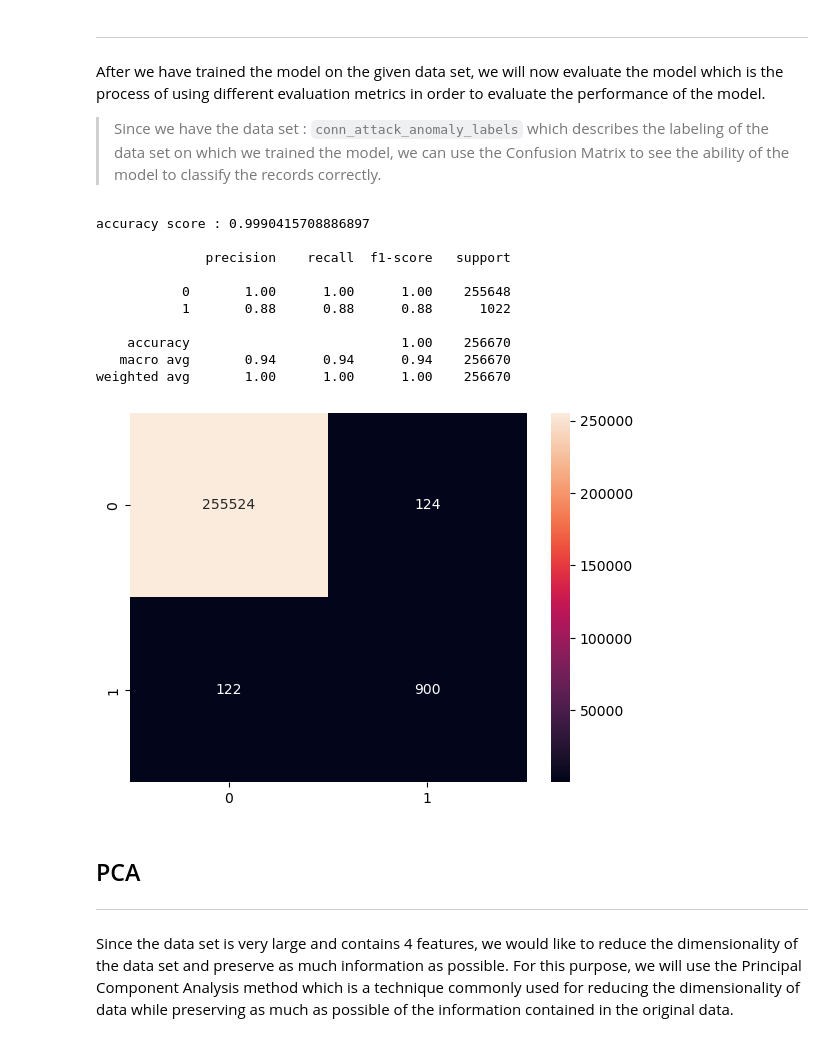
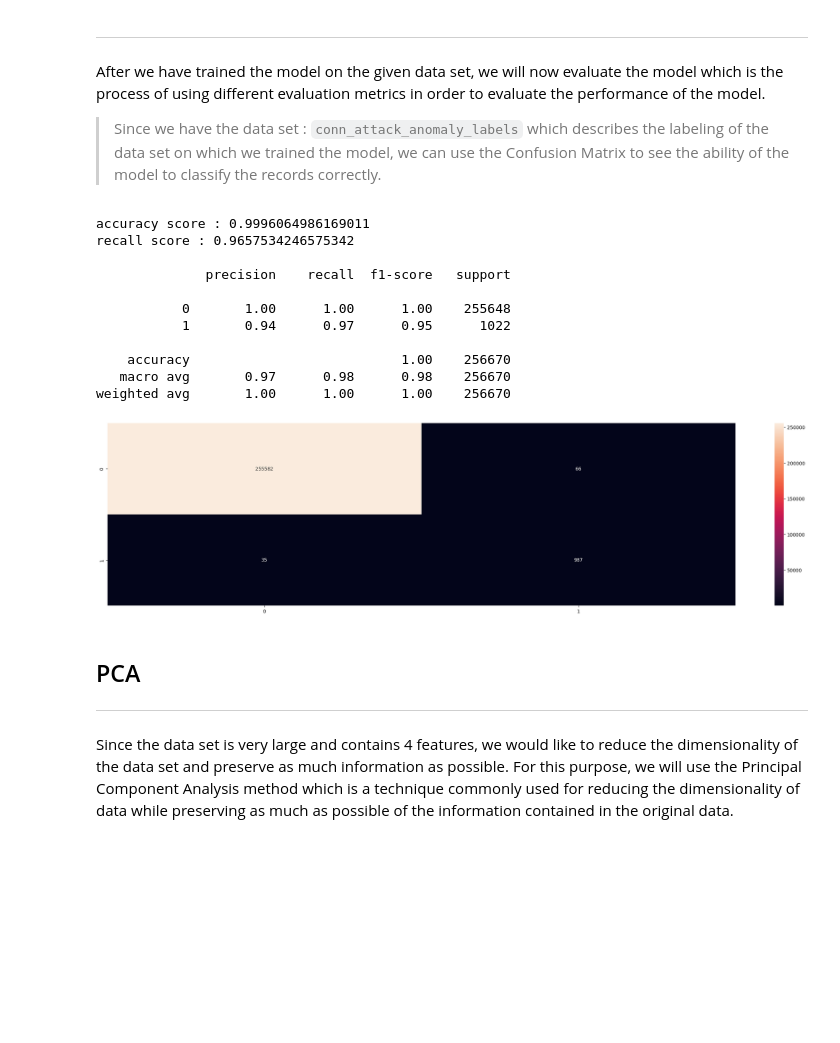
Before and after one commit to d0lev/AnomalyDetection, a Jupyter notebook: AnomalyDetection.ipynb, the cells around one changed output. Cells and saved outputs as stored; diff of their text form; code cells hidden in the pictures; blank space fills up the shorter version.

```diff
--- a/AnomalyDetection.ipynb
+++ b/AnomalyDetection.ipynb
@@ -183,26 +171,29 @@ summary.head(5)
 # %%
 from sklearn.metrics import confusion_matrix
 from sklearn.metrics import plot_confusion_matrix
 from sklearn.metrics import classification_report
-from sklearn.metrics import accuracy_score
+from sklearn.metrics import accuracy_score , recall_score
 
 cm = sns.heatmap(confusion_matrix(summary['label'], summary['prediction']), annot=True, fmt='d')
 accuracy = accuracy_score(summary['label'], summary['prediction'])
+recall = recall_score(summary['label'], summary['prediction'])
+print(f'accuracy score : {accuracy}')
+print(f'recall score : {recall}\n')
 
-print(f'accuracy score : {accuracy}\n')
 print(classification_report(summary['label'], summary['prediction']))
 # %% [output]
-accuracy score : 0.9990415708886897
+accuracy score : 0.9996064986169011
+recall score : 0.9657534246575342
 
               precision    recall  f1-score   support
 
            0       1.00      1.00      1.00    255648
-           1       0.88      0.88      0.88      1022
+           1       0.94      0.97      0.95      1022
 
     accuracy                           1.00    256670
-   macro avg       0.94      0.94      0.94    256670
+   macro avg       0.97      0.98      0.98    256670
 weighted avg       1.00      1.00      1.00    256670
-[figure, old version]
+[figure, new version]
 # %% [markdown]
 ## PCA
 
```
Also changed, not shown: parts of 20 cells of this notebook, 1 other file.
